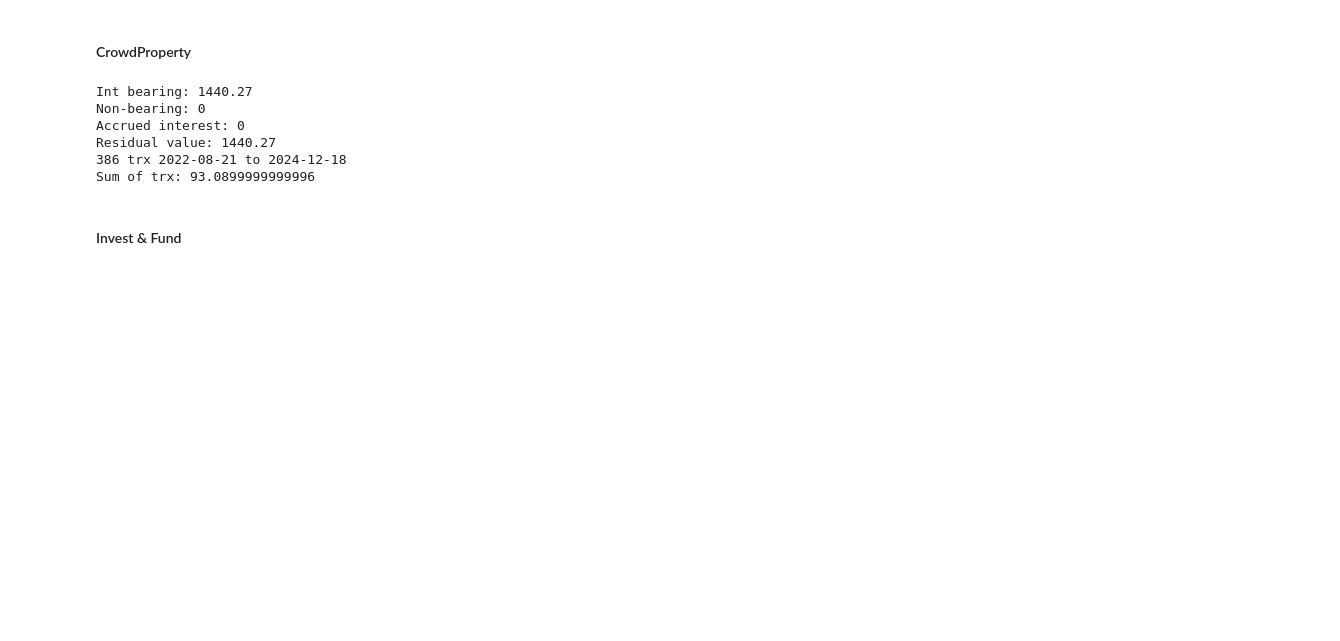
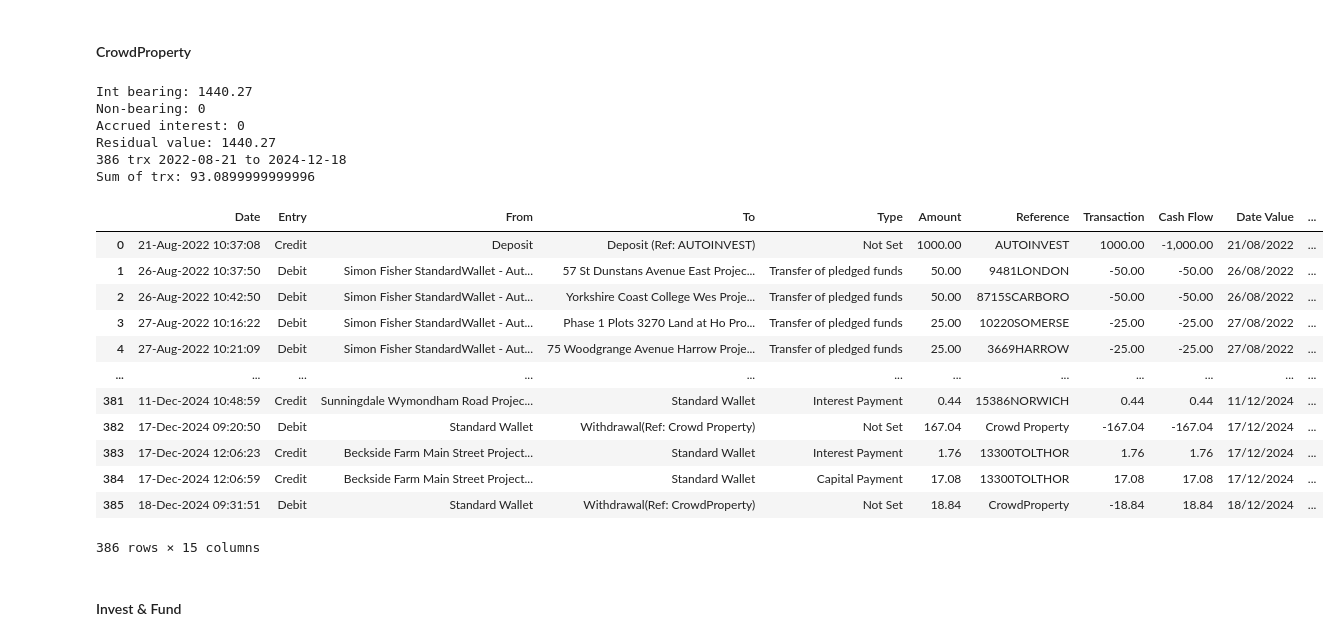
Before and after one commit to sijfish/p2panalytics, a Jupyter notebook: Loan Data.ipynb, the cells around one changed output. Saved outputs shown, nothing was run; the diff lists cells and outputs as text; code cells hidden in the pictures; blank space fills up the shorter version.

```diff
--- a/Loan Data.ipynb
+++ b/Loan Data.ipynb
@@ -176,7 +176,8 @@ trx_df['trx_desc'] = trx_df['To']
 trx_df['trx_type'] = trx_df['Type']
 trx_df['trx_amt'] = pd.to_numeric(trx_df['Transaction']).fillna(0)
 trx_df.loc[trx_df['trx_desc'] == 'Deposit (Ref: AUTOINVEST)','trx_type'] = 'Paid in' # need to define trx_type based on trx_desc or it's 'Not Set'
-trx_df.loc[trx_df['trx_desc'] == 'Withdrawal(Ref: CrowdProperty)','trx_type'] = 'Distribution' # need to define trx_type based on trx_desc or it's 'Not Set'
+trx_df.loc[trx_df['To'].str.contains('Withdrawal\(Ref:', case=False, na=False), 'trx_type'] = 'Distribution' # need to define trx_type based on To or it's 'Not Set'. Needs to be contains because the reference can differ.
+#trx_df.loc[trx_df['To'].str.contains('Withdrawal'),'trx_type'] = 'Distribution' # need to define trx_type based on To or it's 'Not Set'
 #df.loc[df['trx_desc'] == "Deposit (Ref: AUTOINVEST)",'trx_amt'] *= -1 # deposits need to be turned into a debit
 #df.loc[df['trx_desc'] == "Withdrawal(Ref: CrowdProperty)",'trx_amt'] *= -1 # withdrawals need to be turned into a credit
 crowdproperty_trx_df = trx_df.iloc[:,concat_trx_columns:]
@@ -188,6 +189,22 @@ Accrued interest: 0
 Residual value: 1440.27
 386 trx 2022-08-21 to 2024-12-18
 Sum of trx: 93.0899999999996
+# %%
+trx_df
+# %% [output]
+|  | Date | Entry | From | To | Type | Amount | Reference | Transaction | Cash Flow | Date Value | ... |
+| 0 | 21-Aug-2022 10:37:08 | Credit | Deposit | Deposit (Ref: AUTOINVEST) | Not Set | 1000.00 | AUTOINVEST | 1000.00 | -1,000.00 | 21/08/2022 | ... |
+| 1 | 26-Aug-2022 10:37:50 | Debit | Simon Fisher StandardWallet - Aut... | 57 St Dunstans Avenue East Projec... | Transfer of pledged funds | 50.00 | 9481LONDON | -50.00 | -50.00 | 26/08/2022 | ... |
+| 2 | 26-Aug-2022 10:42:50 | Debit | Simon Fisher StandardWallet - Aut... | Yorkshire Coast College Wes Proje... | Transfer of pledged funds | 50.00 | 8715SCARBORO | -50.00 | -50.00 | 26/08/2022 | ... |
+| 3 | 27-Aug-2022 10:16:22 | Debit | Simon Fisher StandardWallet - Aut... | Phase 1 Plots 3270 Land at Ho Pro... | Transfer of pledged funds | 25.00 | 10220SOMERSE | -25.00 | -25.00 | 27/08/2022 | ... |
+| 4 | 27-Aug-2022 10:21:09 | Debit | Simon Fisher StandardWallet - Aut... | 75 Woodgrange Avenue Harrow Proje... | Transfer of pledged funds | 25.00 | 3669HARROW | -25.00 | -25.00 | 27/08/2022 | ... |
+| ... | ... | ... | ... | ... | ... | ... | ... | ... | ... | ... | ... |
+| 381 | 11-Dec-2024 10:48:59 | Credit | Sunningdale Wymondham Road Projec... | Standard Wallet | Interest Payment | 0.44 | 15386NORWICH | 0.44 | 0.44 | 11/12/2024 | ... |
+| 382 | 17-Dec-2024 09:20:50 | Debit | Standard Wallet | Withdrawal(Ref: Crowd Property) | Not Set | 167.04 | Crowd Property | -167.04 | -167.04 | 17/12/2024 | ... |
+| 383 | 17-Dec-2024 12:06:23 | Credit | Beckside Farm Main Street Project... | Standard Wallet | Interest Payment | 1.76 | 13300TOLTHOR | 1.76 | 1.76 | 17/12/2024 | ... |
+| 384 | 17-Dec-2024 12:06:59 | Credit | Beckside Farm Main Street Project... | Standard Wallet | Capital Payment | 17.08 | 13300TOLTHOR | 17.08 | 17.08 | 17/12/2024 | ... |
+| 385 | 18-Dec-2024 09:31:51 | Debit | Standard Wallet | Withdrawal(Ref: CrowdProperty) | Not Set | 18.84 | CrowdProperty | -18.84 | 18.84 | 18/12/2024 | ... |
+386 rows × 15 columns
 # %% [markdown]
 #### Invest & Fund
 # %%
```
Also changed, not shown: parts of 2 cells of this notebook, 11 other files.
